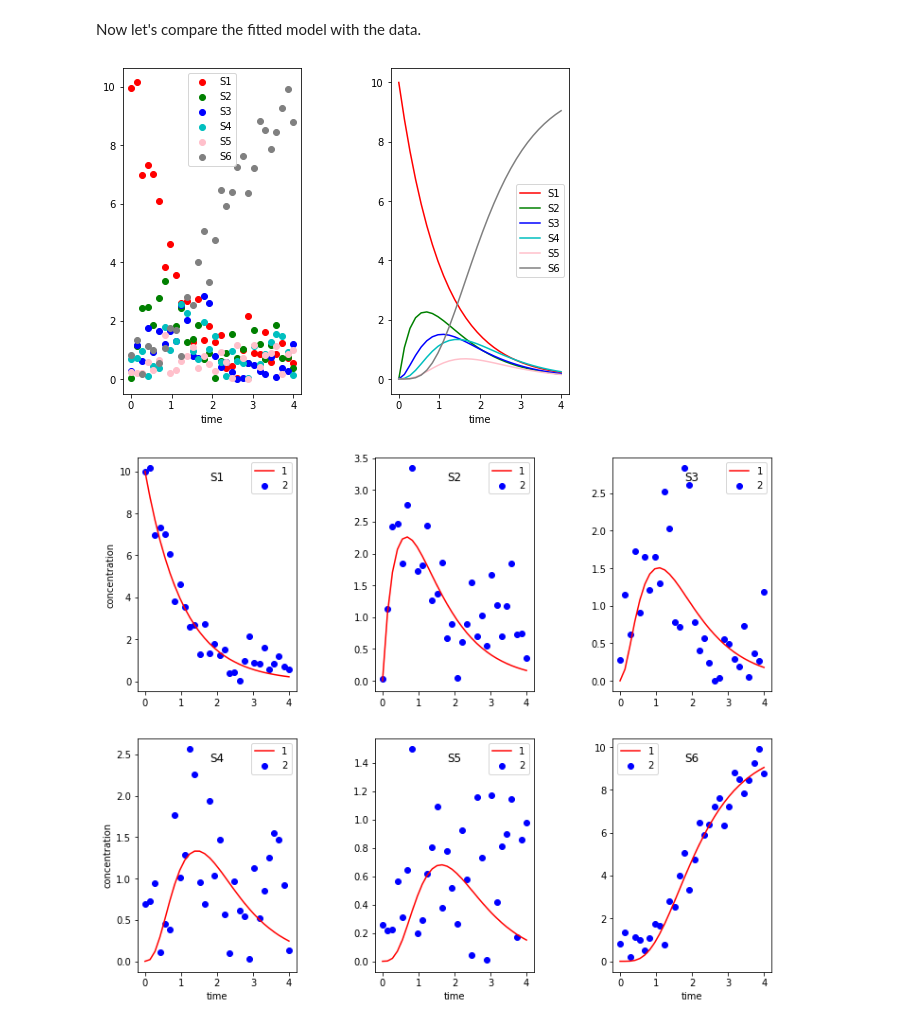
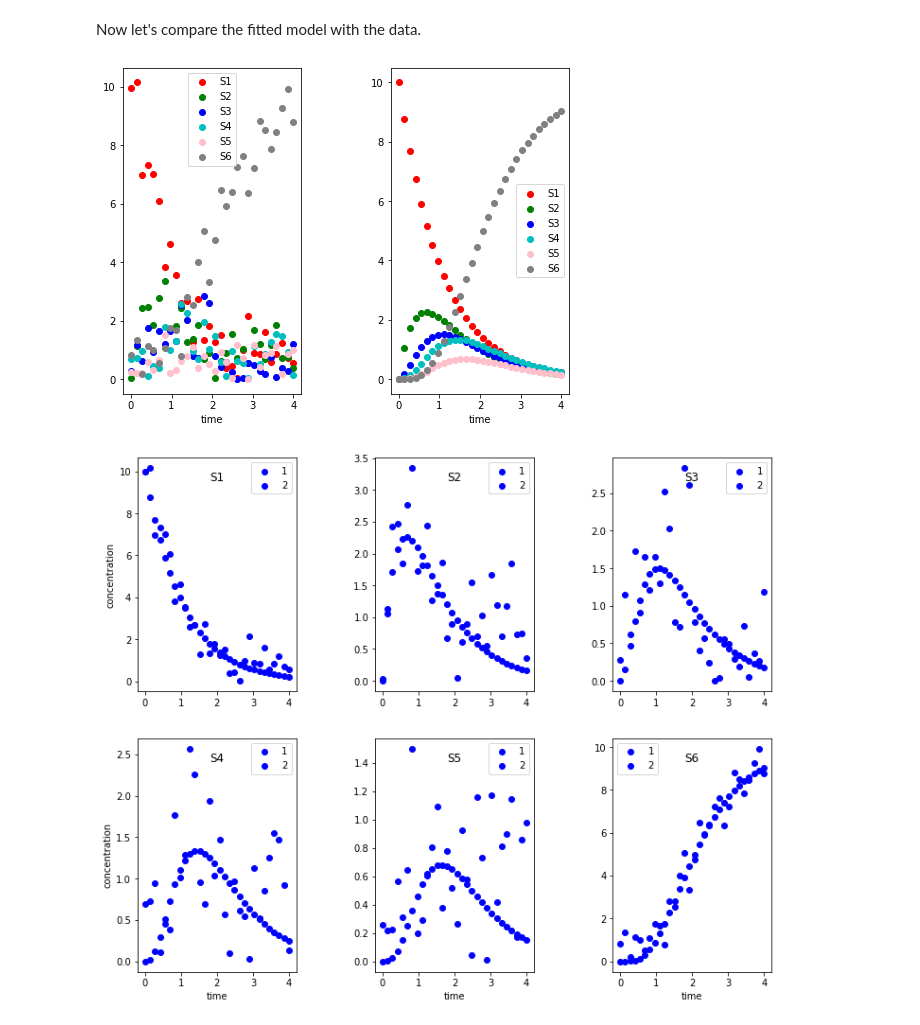
Before and after one commit to sys-bio/teUtils, a Jupyter notebook: teUtils/notebooks/Tutorial on Utilities for Model Fitting.ipynb, the cells around one changed output. Saved outputs shown, nothing was run; the diff lists cells and outputs as text; code cells hidden in the pictures.

```diff
--- a/teUtils/notebooks/Tutorial on Utilities for Model Fitting.ipynb
+++ b/teUtils/notebooks/Tutorial on Utilities for Model Fitting.ipynb
@@ -511,13 +509,13 @@ Now let's compare the fitted model with the data.
 fittedModel = fitter.roadrunnerModel
 fittedModel.reset()
 fittedTS = NamedTimeseries(namedArray=fittedModel.simulate(ts1.start, ts1.end, len(ts1)))
-plotter.plotTimeMultiple(ts1, timeseries2=fittedTS, marker1="o")
+plotter.plotTimeMultiple(ts1, timeseries2=fittedTS, marker="o")
 # %% [output]
-[figure, old version]
+[figure, new version]
 # %%
-plotter.plotTimeSingle(ts1, timeseries2=fittedTS, numRow=2, numCol=3, figsize=(12, 10), marker1="o")
+plotter.plotTimeSingle(ts1, timeseries2=fittedTS, numRow=2, numCol=3, figsize=(12, 10), marker="o")
 # %% [output]
-[figure, old version]
+[figure, new version]
 # %%
 # Plot pairs of values
 plotter.plotValuePairs(fittedTS, pairs=[("S1", "S2"), ("S1", "S6"), ("S2", "S3")], numCol=2)
```
Also changed, not shown: parts of 12 cells of this notebook, 7 other files.
